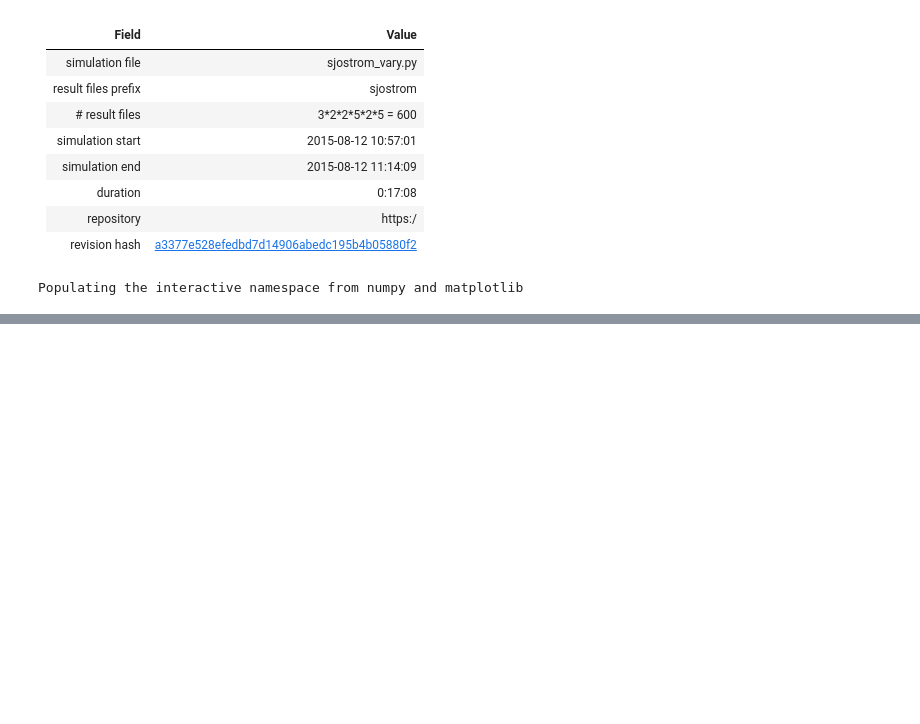
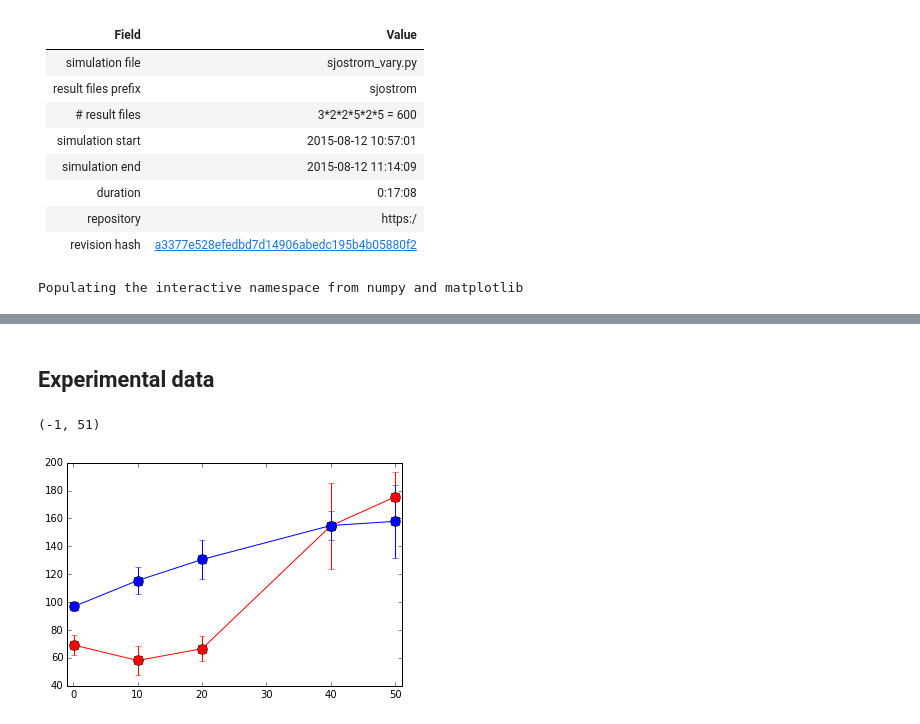
Before and after one commit to dspicher/STDP_Multicompartment, a Jupyter notebook: sjostrom/sjostrom_vary_and_h1_fits.ipynb, the cells around one changed output, grey strips where cells are left out. Saved outputs shown, nothing was run; the diff lists cells and outputs as text; code cells hidden in the pictures; blank space fills up the shorter version.

```diff
--- a/sjostrom/sjostrom_vary_and_h1_fits.ipynb
+++ b/sjostrom/sjostrom_vary_and_h1_fits.ipynb
@@ -45,0 +55,23 @@ from IPython.display import clear_output, display, HTML
+# %% [markdown]
+## Experimental data
+# %%
+ltds = loadtxt('../experimental_data/sjo_ltd_freq_extracted.csv')
+ltps = loadtxt('../experimental_data/sjo_ltp_freq_extracted.csv')
+sjos_freqs = array([0.1, 10.0, 20.0, 40.0, 50.0])
+
+sjos_ltds = zeros((sjos_freqs.shape[0],2))
+for idx in range(sjos_ltds.shape[0]):
+    sjos_ltds[idx,0] = ltds[idx*2]
+    sjos_ltds[idx,1] = ltds[idx*2+1]-ltds[idx*2]
+
+errorbar(sjos_freqs,sjos_ltds[:,0],sjos_ltds[:,1],c='r',marker='o',markersize=10)
+
+sjos_ltps = zeros((sjos_freqs.shape[0],2))
+for idx in range(sjos_ltps.shape[0]):
+    sjos_ltps[idx,0] = ltps[idx*2]
+    sjos_ltps[idx,1] = ltps[idx*2+1]-ltps[idx*2]
+errorbar(sjos_freqs,sjos_ltps[:,0],sjos_ltps[:,1],c='b',marker='o',markersize=10)
+xlim([-1,51])
+# %% [output]
+(-1, 51)
+[figure, added]
```
Also changed, not shown: parts of 14 cells of this notebook, 1 other file.
